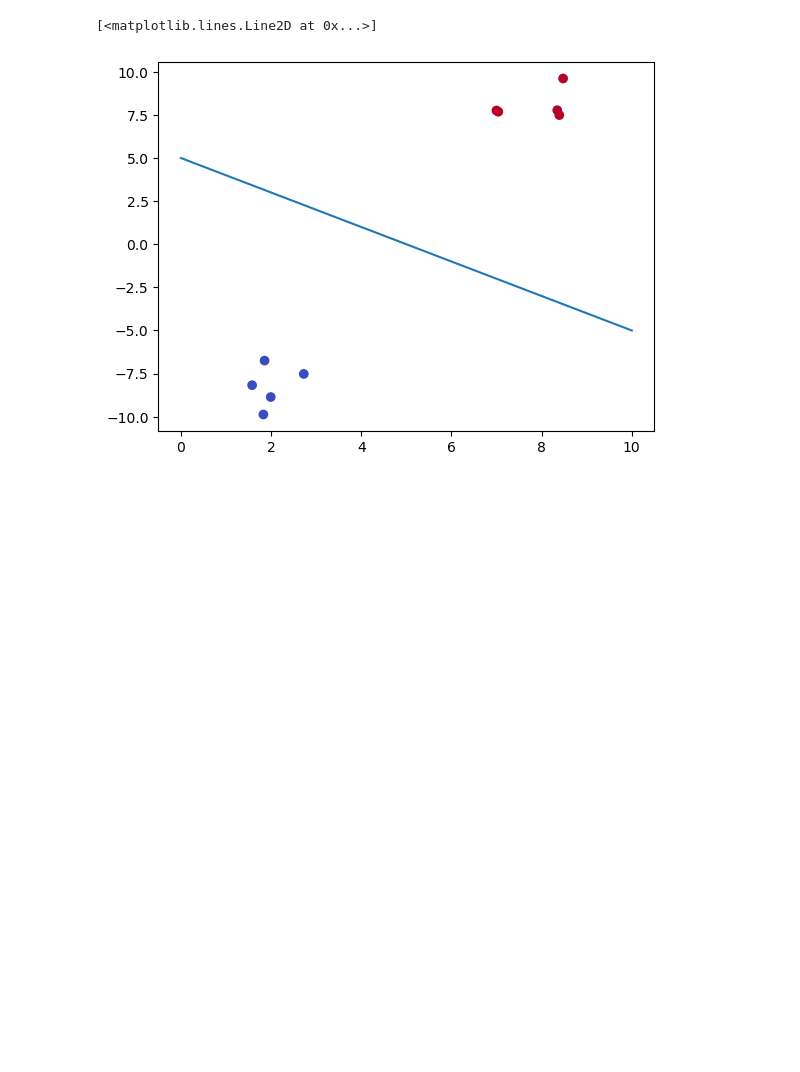
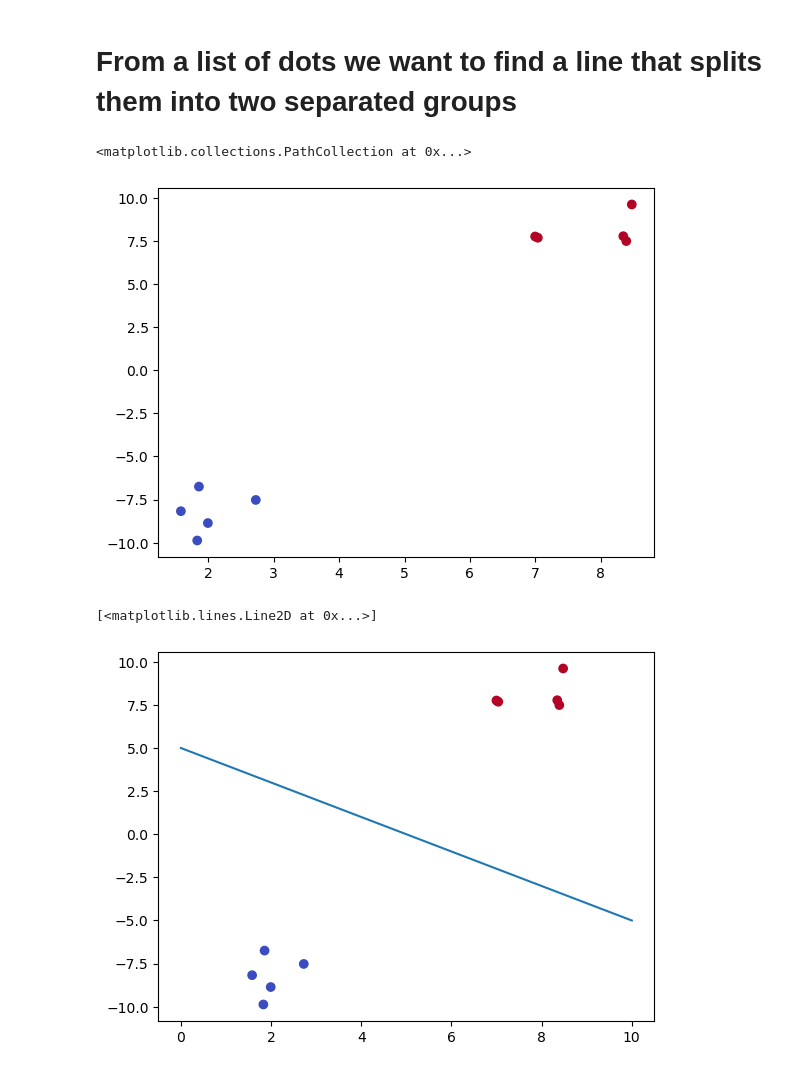
Before and after one commit to jerivasuaq/tensorlow, a Jupyter notebook: simple_nn.ipynb, the cells around one changed output. Drawn from its saved outputs; the diff is of its cells as text; code cells hidden in the pictures; blank space fills up the shorter version.

```diff
--- a/simple_nn.ipynb
+++ b/simple_nn.ipynb
@@ -12 +9,23 @@ g.set_as_default()
+# %% [markdown]
+# From a list of dots we want to find a line that splits them into two separated groups
+# %%
+# from sklearn.datasets import make_blobs
+# dots, labels = make_blobs(n_samples=10, n_features=2, centers=2, random_state=75)
+
+dots = np.array([[ 6.99804501,  7.75479016],
+        [ 1.82921897, -9.86956281],
+        [ 8.47676625,  9.61109583],
+        [ 1.99243535, -8.85885722],
+        [ 2.72532584, -7.51956557],
+        [ 8.3466378 ,  7.77218782],
+        [ 1.57961049, -8.17089971],
+        [ 1.85582689, -6.74473432],
+        [ 7.03923668,  7.68179119],
+        [ 8.39231744,  7.48916117]])
+labels = [1, 0, 1, 0, 0, 1, 0, 0, 1, 1]
+
+plt.scatter(dots[:,0], dots[:,1], c=labels, cmap='coolwarm')
+# %% [output]
+<matplotlib.collections.PathCollection at 0x...>
+[figure, added]
 # %%
```
Also changed, not shown: parts of 6 cells of this notebook, 3 other files.
